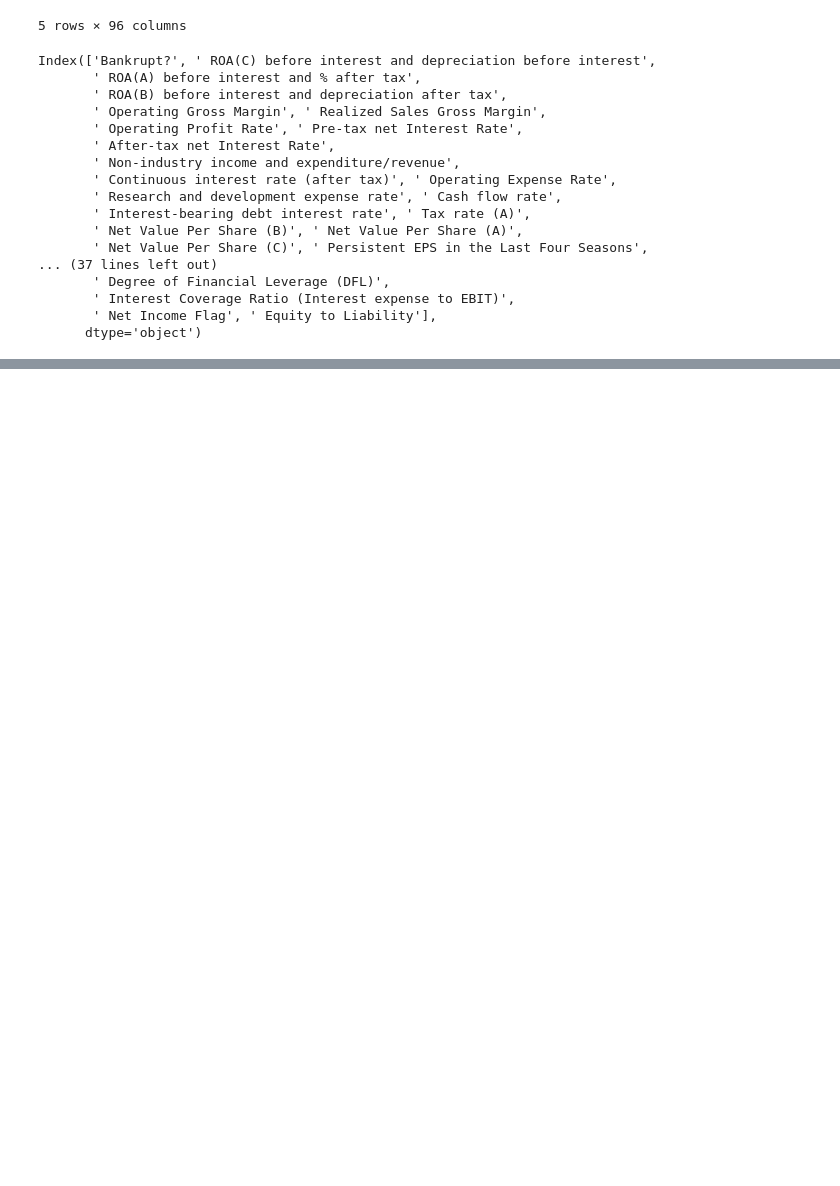
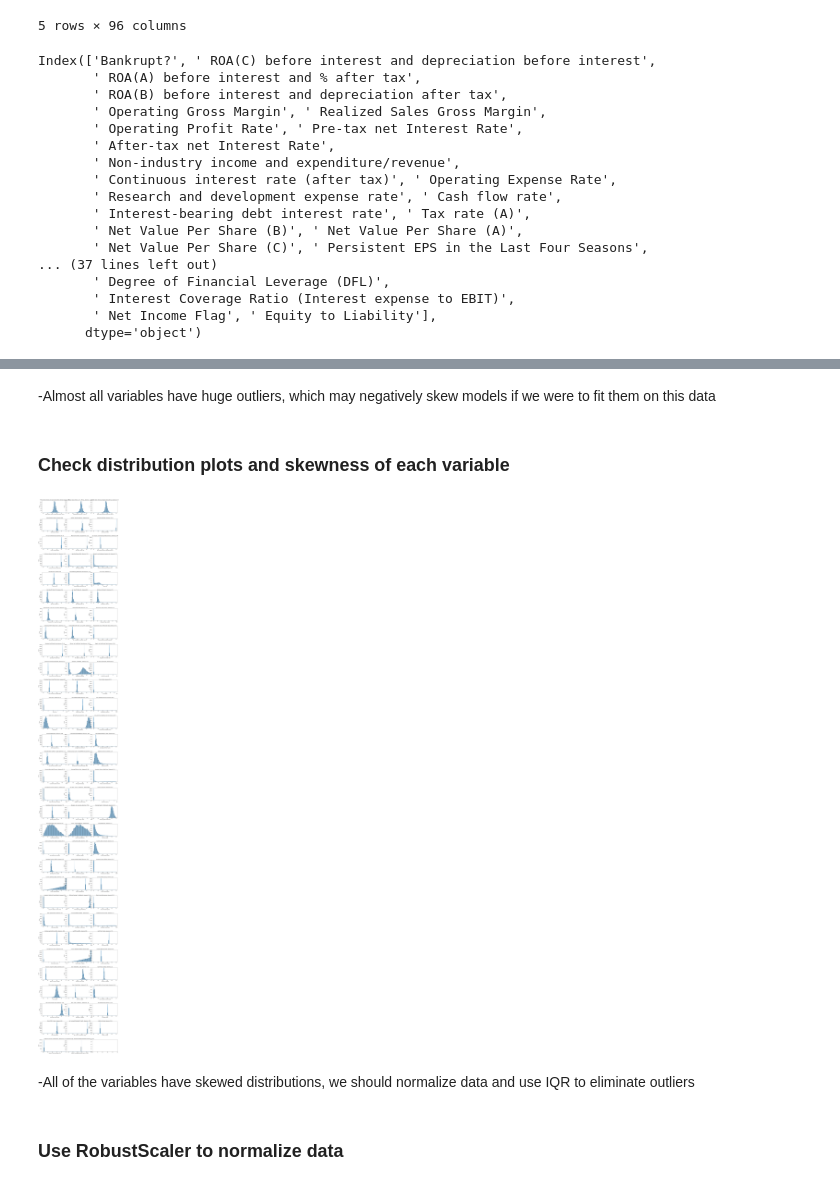
Before and after one commit to ZasadnyJan/Company_bankrupcy_prediction, a Jupyter notebook: Main_notebook.ipynb, the cells around one changed output, grey strips where cells are left out. Saved outputs shown, nothing was run; the diff lists cells and outputs as text; code cells hidden in the pictures; blank space fills up the shorter version.

```diff
--- a/Main_notebook.ipynb
+++ b/Main_notebook.ipynb
@@ -52,0 +157,24 @@ Index(['Bankrupt?', ' ROA(C) before interest and depreciation before interest',
+# %% [markdown]
+-Almost all variables have huge outliers, which may negatively skew models if we were to fit them on this data
+# %% [markdown]
+### Check distribution plots and skewness of each variable
+# %%
+fig, ax = plt.subplots(nrows=31, ncols=3, figsize=(20,150))
+fig.subplots_adjust(hspace = .5, wspace=.001)
+
+ax = ax.ravel()
+for i in range(0,len(df_numerical.columns)-1):
+
+    skewness=round(df_numerical[df_numerical.columns[i]].skew(),2)
+
+    sns.histplot(x=df_numerical[df_numerical.columns[i]],ax=ax[i], bins=40, kde=True)
+
+    ax[i].set_title(df_numerical.columns[i]+", skewness:"+str(skewness))
+
+plt.show()
+# %% [output]
+[figure, added]
+# %% [markdown]
+-All of the variables have skewed distributions, we should normalize data and use IQR to eliminate outliers
+# %% [markdown]
+### Use RobustScaler to normalize data
```
Also changed, not shown: parts of 19 cells of this notebook.
